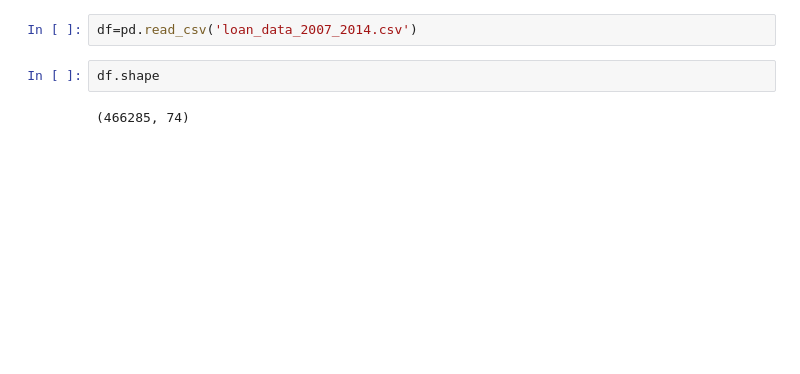
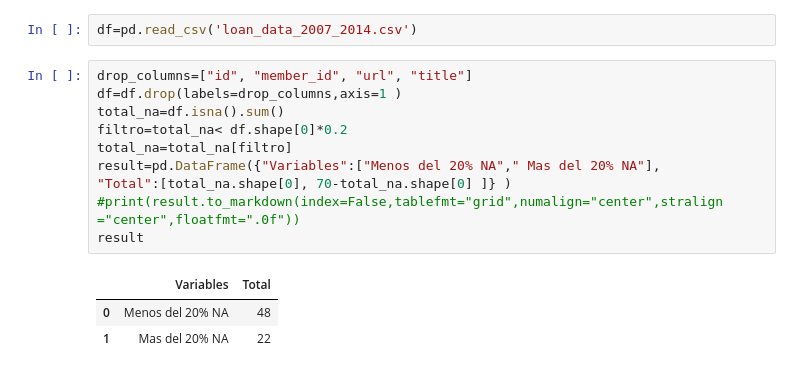
Before and after one commit to Germanchelo13/Credit-risk-model, a Jupyter notebook: analisis.ipynb, the cells around one changed output. Saved outputs shown, nothing was run; the diff lists cells and outputs as text; blank space fills up the shorter version.

```diff
--- a/analisis.ipynb
+++ b/analisis.ipynb
@@ -3,6 +79,16 @@ import pandas as pd
 # %%
 df=pd.read_csv('loan_data_2007_2014.csv')
 # %%
-df.shape
+drop_columns=["id", "member_id", "url", "title"]
+df=df.drop(labels=drop_columns,axis=1 )
+total_na=df.isna().sum()
+filtro=total_na< df.shape[0]*0.2
+total_na=total_na[filtro]
+result=pd.DataFrame({"Variables":["Menos del 20% NA"," Mas del 20% NA"],
+"Total":[total_na.shape[0], 70-total_na.shape[0] ]} )
+#print(result.to_markdown(index=False,tablefmt="grid",numalign="center",stralign ="center",floatfmt=".0f"))
+result
 # %% [output]
-(466285, 74)
+|  | Variables | Total |
+| 0 | Menos del 20% NA | 48 |
+| 1 | Mas del 20% NA | 22 |
```
Also changed, not shown: parts of 11 cells of this notebook, 2 other files.
